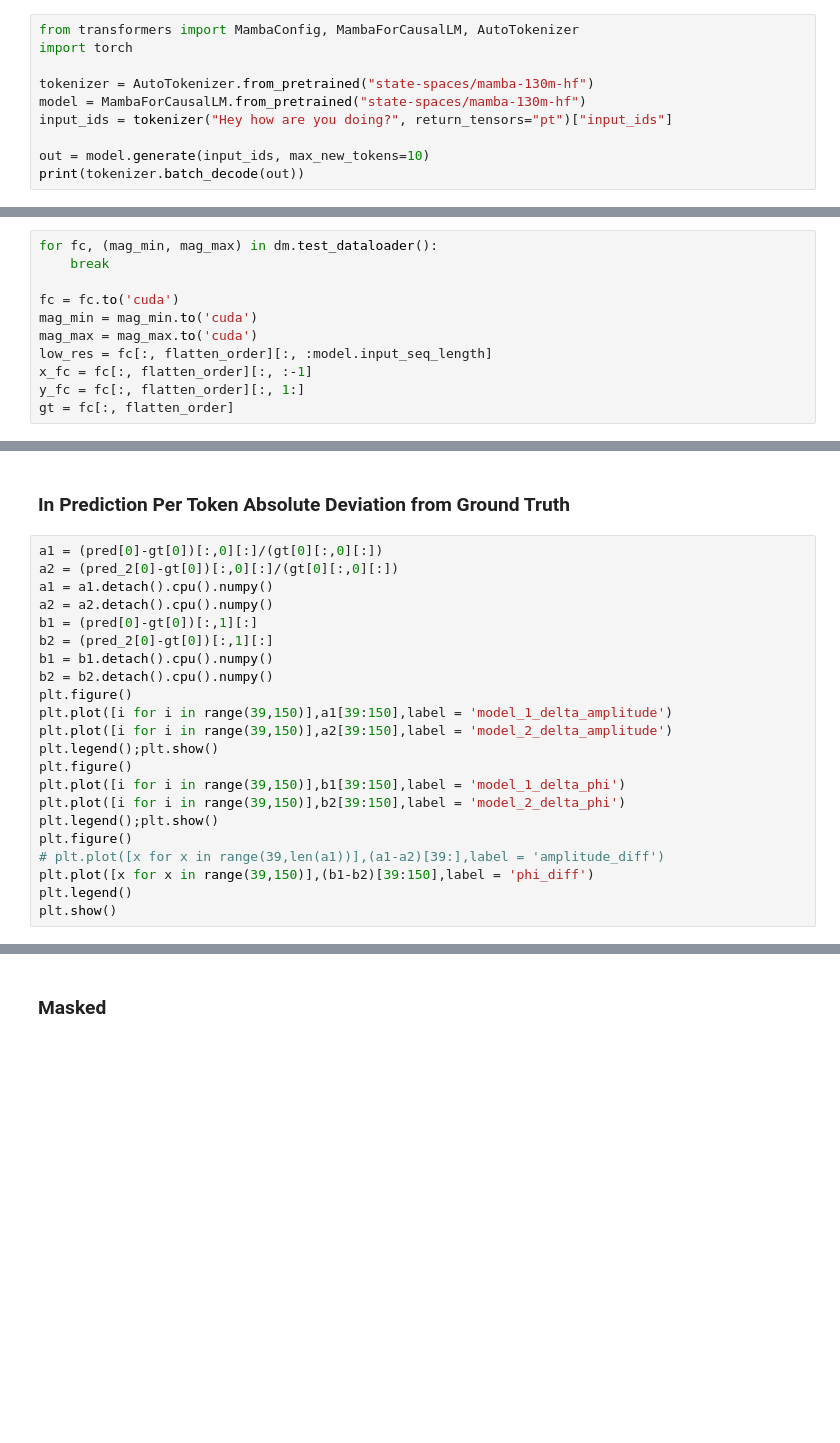
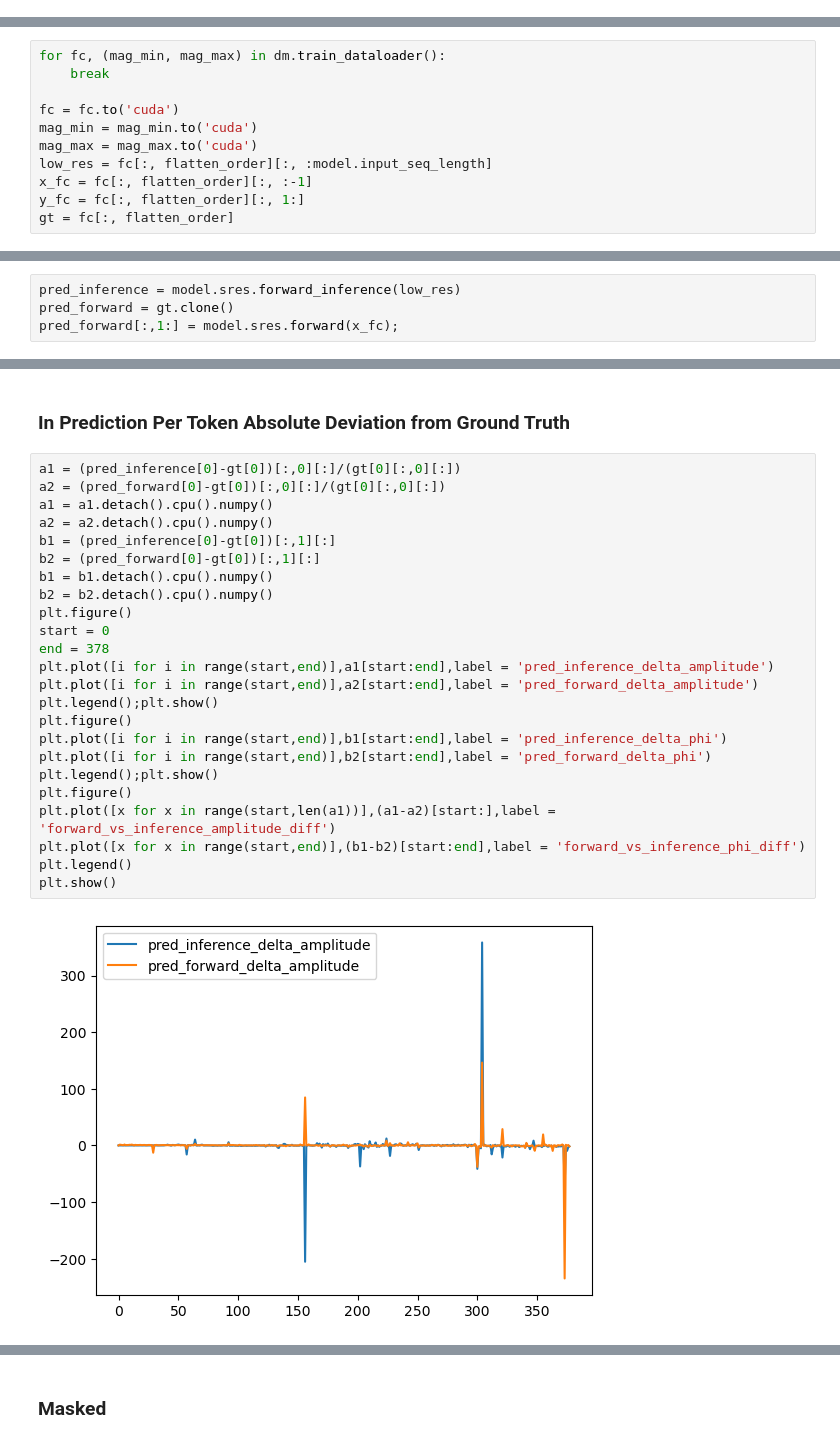
Before and after one commit to AmanKukde/FourierImageTransformer, a Jupyter notebook: examples/Super-Resolution - MNIST Example.ipynb, the cells around one changed output, grey strips where cells are left out. Drawn from its saved outputs; the diff is of its cells as text; blank space fills up the shorter version.

Commit message:
- Implemented Inference Function, Changed Mamba Implementation

```diff
--- a/examples/Super-Resolution - MNIST Example.ipynb
+++ b/examples/Super-Resolution - MNIST Example.ipynb
@@ -67,12 +76,2 @@ trainer = Trainer(max_epochs=100,
 # %% [markdown]
 ### Loading DataModule and predicting using inference and forward function both
-# %%
-from transformers import MambaConfig, MambaForCausalLM, AutoTokenizer
-import torch
-
-tokenizer = AutoTokenizer.from_pretrained("state-spaces/mamba-130m-hf")
-model = MambaForCausalLM.from_pretrained("state-spaces/mamba-130m-hf")
-input_ids = tokenizer("Hey how are you doing?", return_tensors="pt")["input_ids"]
-
-out = model.generate(input_ids, max_new_tokens=10)
-print(tokenizer.batch_decode(out))
@@ -81,5 +78,5 @@ Special tokens have been added in the vocabulary, make sure the associated word
 # %%
-for fc, (mag_min, mag_max) in dm.test_dataloader():
+for fc, (mag_min, mag_max) in dm.train_dataloader():
     break
 
 fc = fc.to('cuda')
@@ -236,0 +89,4 @@ A decoder-only architecture is being used, but right-padding was detected! For c
+# %%
+pred_inference = model.sres.forward_inference(low_res)
+pred_forward = gt.clone()
+pred_forward[:,1:] = model.sres.forward(x_fc);
@@ -237,24 +95,28 @@ A decoder-only architecture is being used, but right-padding was detected! For c
 # %% [markdown]
 ### In Prediction Per Token Absolute Deviation from Ground Truth
 # %%
-a1 = (pred[0]-gt[0])[:,0][:]/(gt[0][:,0][:])
-a2 = (pred_2[0]-gt[0])[:,0][:]/(gt[0][:,0][:])
+a1 = (pred_inference[0]-gt[0])[:,0][:]/(gt[0][:,0][:])
+a2 = (pred_forward[0]-gt[0])[:,0][:]/(gt[0][:,0][:])
 a1 = a1.detach().cpu().numpy()
 a2 = a2.detach().cpu().numpy()
-b1 = (pred[0]-gt[0])[:,1][:]
-b2 = (pred_2[0]-gt[0])[:,1][:]
+b1 = (pred_inference[0]-gt[0])[:,1][:]
+b2 = (pred_forward[0]-gt[0])[:,1][:]
 b1 = b1.detach().cpu().numpy()
 b2 = b2.detach().cpu().numpy()
 plt.figure()
-plt.plot([i for i in range(39,150)],a1[39:150],label = 'model_1_delta_amplitude')
-plt.plot([i for i in range(39,150)],a2[39:150],label = 'model_2_delta_amplitude')
+start = 0
+end = 378
+plt.plot([i for i in range(start,end)],a1[start:end],label = 'pred_inference_delta_amplitude')
+plt.plot([i for i in range(start,end)],a2[start:end],label = 'pred_forward_delta_amplitude')
 plt.legend();plt.show()
 plt.figure()
-plt.plot([i for i in range(39,150)],b1[39:150],label = 'model_1_delta_phi')
-plt.plot([i for i in range(39,150)],b2[39:150],label = 'model_2_delta_phi')
+plt.plot([i for i in range(start,end)],b1[start:end],label = 'pred_inference_delta_phi')
+plt.plot([i for i in range(start,end)],b2[start:end],label = 'pred_forward_delta_phi')
 plt.legend();plt.show()
 plt.figure()
-# plt.plot([x for x in range(39,len(a1))],(a1-a2)[39:],label = 'amplitude_diff')
-plt.plot([x for x in range(39,150)],(b1-b2)[39:150],label = 'phi_diff')
+plt.plot([x for x in range(start,len(a1))],(a1-a2)[start:],label = 'forward_vs_inference_amplitude_diff')
+plt.plot([x for x in range(start,end)],(b1-b2)[start:end],label = 'forward_vs_inference_phi_diff')
 plt.legend()
 plt.show()
+# %% [output]
+[figure, added]
```
Also changed, not shown: parts of 13 cells of this notebook, 2 other files.
